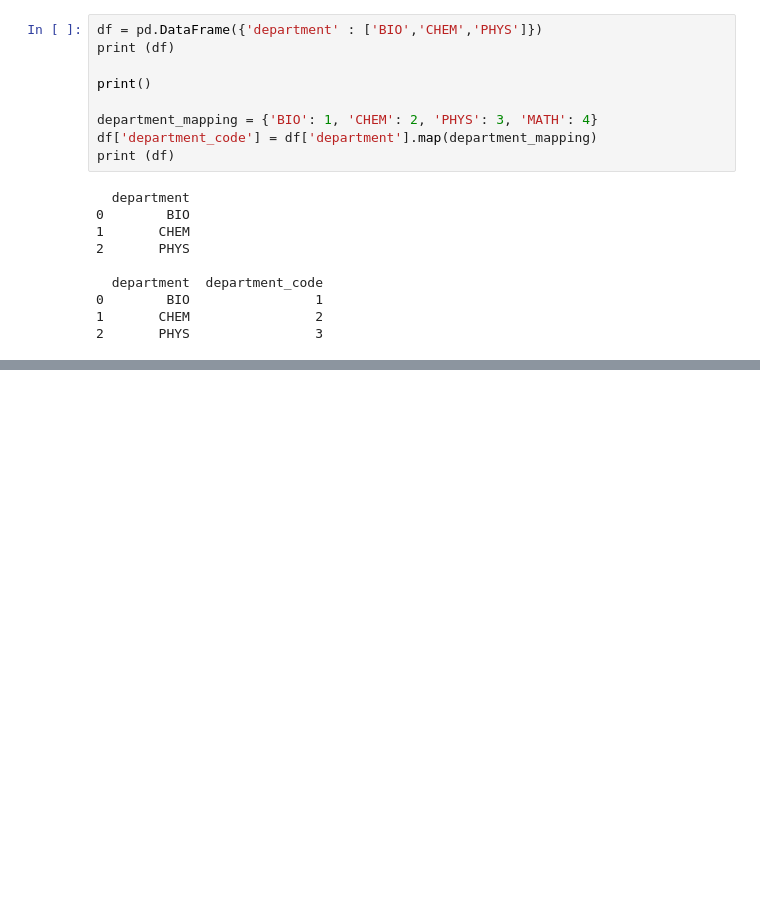
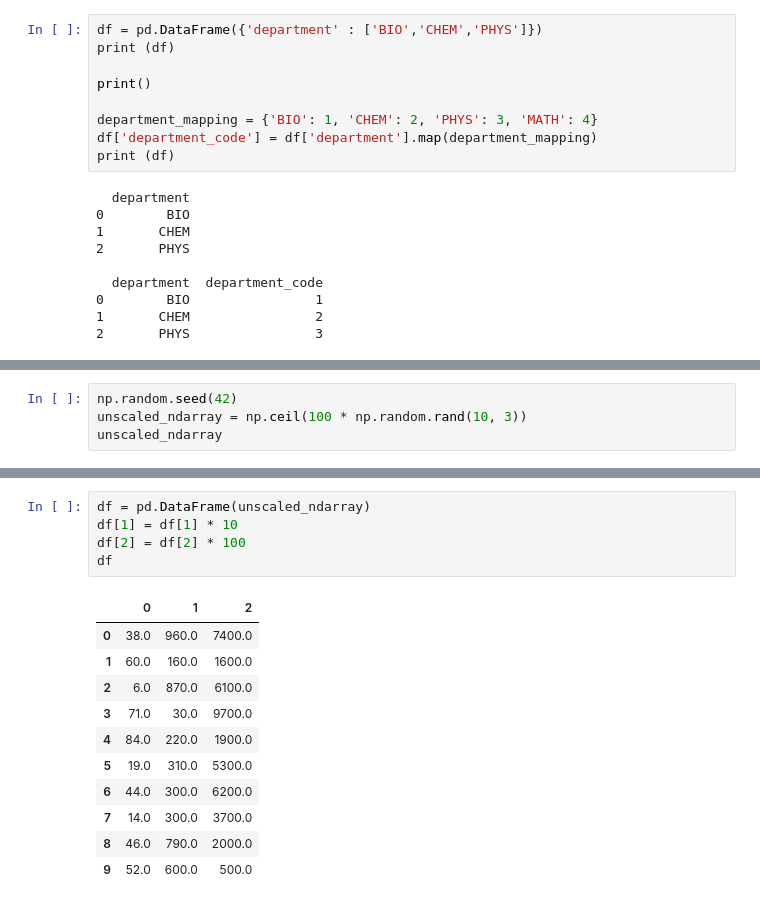
Before and after one commit to peterthorsteinson/MyCourses, a Jupyter notebook: MyPythonCourse/pandas.ipynb, the cells around one changed output, grey strips where cells are left out. Drawn from its saved outputs; the diff is of its cells as text; blank space fills up the shorter version.

```diff
--- a/MyPythonCourse/pandas.ipynb
+++ b/MyPythonCourse/pandas.ipynb
@@ -98,0 +359,4 @@ print (df)
+# %%
+np.random.seed(42)
+unscaled_ndarray = np.ceil(100 * np.random.rand(10, 3))
+unscaled_ndarray
@@ -98,0 +374,17 @@ print (df)
+# %%
+df = pd.DataFrame(unscaled_ndarray)
+df[1] = df[1] * 10
+df[2] = df[2] * 100
+df
+# %% [output]
+|  | 0 | 1 | 2 |
+| 0 | 38.0 | 960.0 | 7400.0 |
+| 1 | 60.0 | 160.0 | 1600.0 |
+| 2 | 6.0 | 870.0 | 6100.0 |
+| 3 | 71.0 | 30.0 | 9700.0 |
+| 4 | 84.0 | 220.0 | 1900.0 |
+| 5 | 19.0 | 310.0 | 5300.0 |
+| 6 | 44.0 | 300.0 | 6200.0 |
+| 7 | 14.0 | 300.0 | 3700.0 |
+| 8 | 46.0 | 790.0 | 2000.0 |
+| 9 | 52.0 | 600.0 | 500.0 |
```
Also changed, not shown: parts of 48 cells of this notebook, 3 other files.
